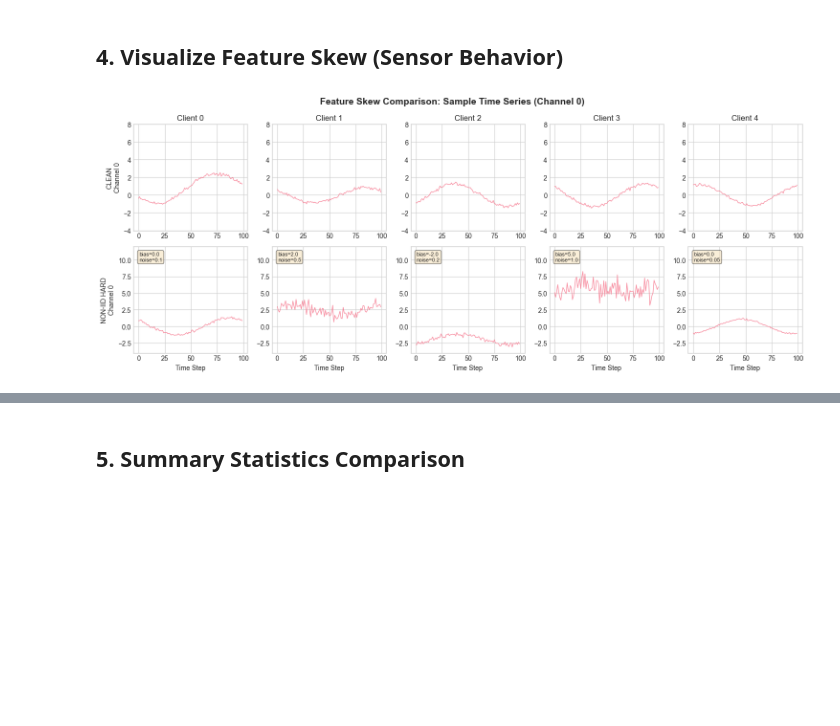
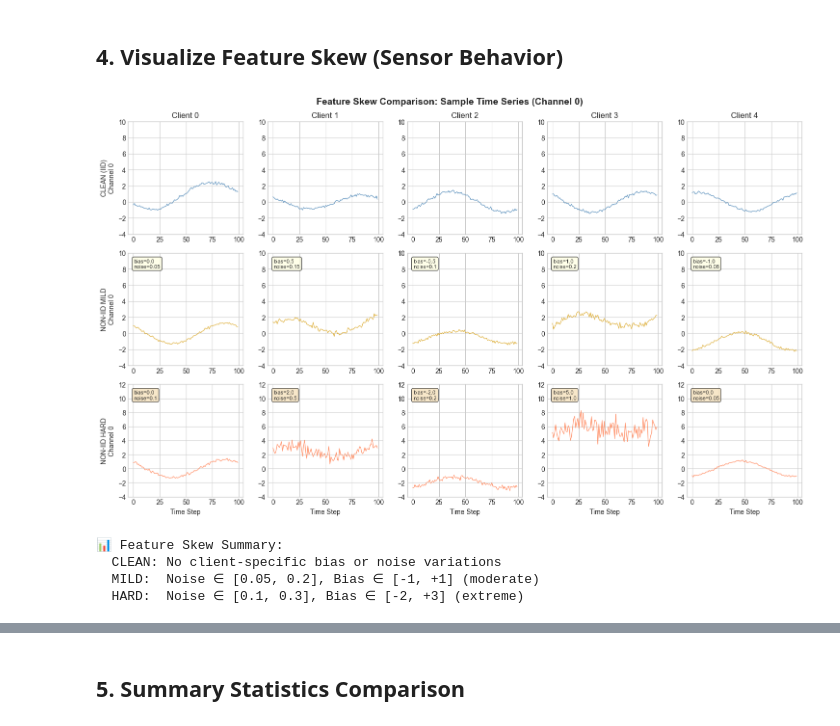
Before and after one commit to AthSri0507/FL_based_IndustrialMaintenance, a Jupyter notebook: notebooks/03_data_profile_comparison.ipynb, the cells around one changed output, grey strips where cells are left out. Cells and saved outputs as stored; diff of their text form; code cells hidden in the pictures; blank space fills up the shorter version.

```diff
--- a/notebooks/03_data_profile_comparison.ipynb
+++ b/notebooks/03_data_profile_comparison.ipynb
@@ -201,37 +318,60 @@ Non-IID Hard profile - Max/Min ratio: 16.00
 # %% [markdown]
 ## 4. Visualize Feature Skew (Sensor Behavior)
 # %%
-fig, axes = plt.subplots(2, NUM_CLIENTS, figsize=(15, 6))
+fig, axes = plt.subplots(3, NUM_CLIENTS, figsize=(15, 9))
 
 channel_to_show = 0  # Show first channel
 
-# Clean profile - sample time series
+# Clean profile - sample time series (no bias/noise variation)
 for i, (X_c, y_c) in enumerate(clean_partitions):
     sample_idx = 0
-    axes[0, i].plot(X_c[sample_idx, :, channel_to_show], alpha=0.8, linewidth=1)
+    axes[0, i].plot(X_c[sample_idx, :, channel_to_show], alpha=0.8, linewidth=1, color='steelblue')
     axes[0, i].set_title(f'Client {i}')
     if i == 0:
-        axes[0, i].set_ylabel('CLEAN\nChannel 0')
-    axes[0, i].set_ylim(-4, 8)
+        axes[0, i].set_ylabel('CLEAN (IID)\nChannel 0')
+    axes[0, i].set_ylim(-4, 10)
 
-# Non-IID Hard profile - sample time series
+# Non-IID Mild profile - sample time series (moderate feature skew)
+for i, (X_c, y_c) in enumerate(mild_partitions):
+    sample_idx = 0
+    axes[1, i].plot(X_c[sample_idx, :, channel_to_show], alpha=0.8, linewidth=1, color='goldenrod')
+    if i == 0:
+        axes[1, i].set_ylabel('NON-IID MILD\nChannel 0')
+    # Annotate with bias/noise
+    bias = MILD_CLIENT_BIAS.get(i, 0.0)
+    noise = MILD_CLIENT_NOISE.get(i, 0.1)
+    axes[1, i].text(0.05, 0.95, f'bias={bias}\nnoise={noise}',
+                    transform=axes[1, i].transAxes, fontsize=8,
+                    verticalalignment='top', bbox=dict(boxstyle='round', facecolor='lightyellow', alpha=0.7))
+    axes[1, i].set_ylim(-4, 10)
+
+# Non-IID Hard profile - sample time series (extreme feature skew)
 for i, (X_c, y_c) in enumerate(hard_partitions):
     sample_idx = 0
-    axes[1, i].plot(X_c[sample_idx, :, channel_to_show], alpha=0.8, linewidth=1)
-    axes[1, i].set_xlabel('Time Step')
+    axes[2, i].plot(X_c[sample_idx, :, channel_to_show], alpha=0.8, linewidth=1, color='coral')
+    axes[2, i].set_xlabel('Time Step')
     if i == 0:
-        axes[1, i].set_ylabel('NON-IID HARD\nChannel 0')
+        axes[2, i].set_ylabel('NON-IID HARD\nChannel 0')
     # Annotate with bias/noise
     bias = CLIENT_BIAS.get(i, 0.0)
     noise = CLIENT_NOISE.get(i, 0.15)
-    axes[1, i].text(0.05, 0.95, f'bias={bias}\nnoise={noise}',
-                    transform=axes[1, i].transAxes, fontsize=8,
-                    verticalalignment='top', bbox=dict(boxstyle='round', facecolor='wheat', alpha=0.5))
-    axes[1, i].set_ylim(-4, 12)
+    axes[2, i].text(0.05, 0.95, f'bias={bias}\nnoise={noise}',
+                    transform=axes[2, i].transAxes, fontsize=8,
+                    verticalalignment='top', bbox=dict(boxstyle='round', facecolor='wheat', alpha=0.7))
+    axes[2, i].set_ylim(-4, 12)
 
 fig.suptitle('Feature Skew Comparison: Sample Time Series (Channel 0)', fontsize=14, fontweight='bold')
 plt.tight_layout()
 plt.show()
+
+print("\n📊 Feature Skew Summary:")
+print(f"  CLEAN: No client-specific bias or noise variations")
+print(f"  MILD:  Noise ∈ [0.05, 0.2], Bias ∈ [-1, +1] (moderate)")
+print(f"  HARD:  Noise ∈ [0.1, 0.3], Bias ∈ [-2, +3] (extreme)")
 # %% [output]
-[figure, old version]
+[figure, new version]
+📊 Feature Skew Summary:
+  CLEAN: No client-specific bias or noise variations
+  MILD:  Noise ∈ [0.05, 0.2], Bias ∈ [-1, +1] (moderate)
+  HARD:  Noise ∈ [0.1, 0.3], Bias ∈ [-2, +3] (extreme)
 # %%
```
Also changed, not shown: parts of 16 cells of this notebook, 23 other files.
